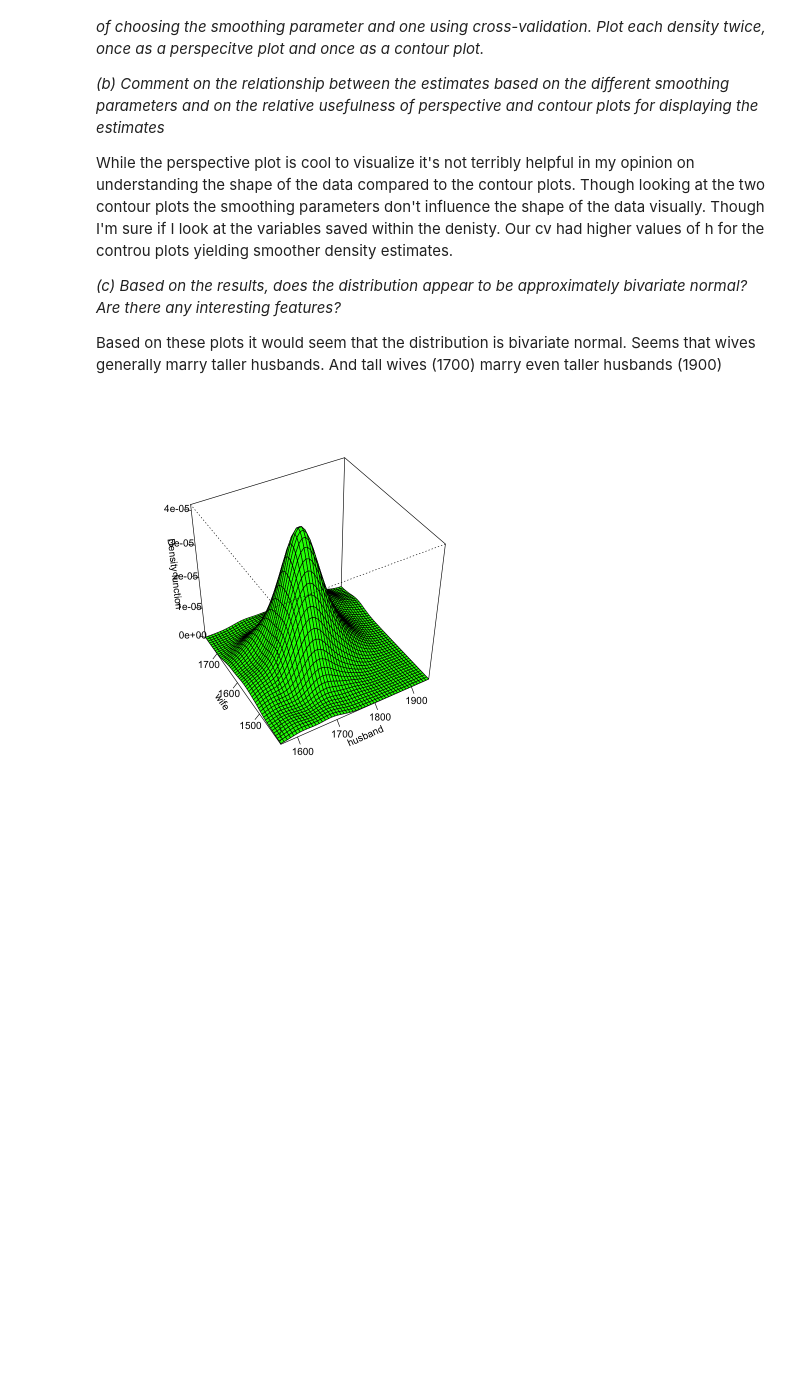
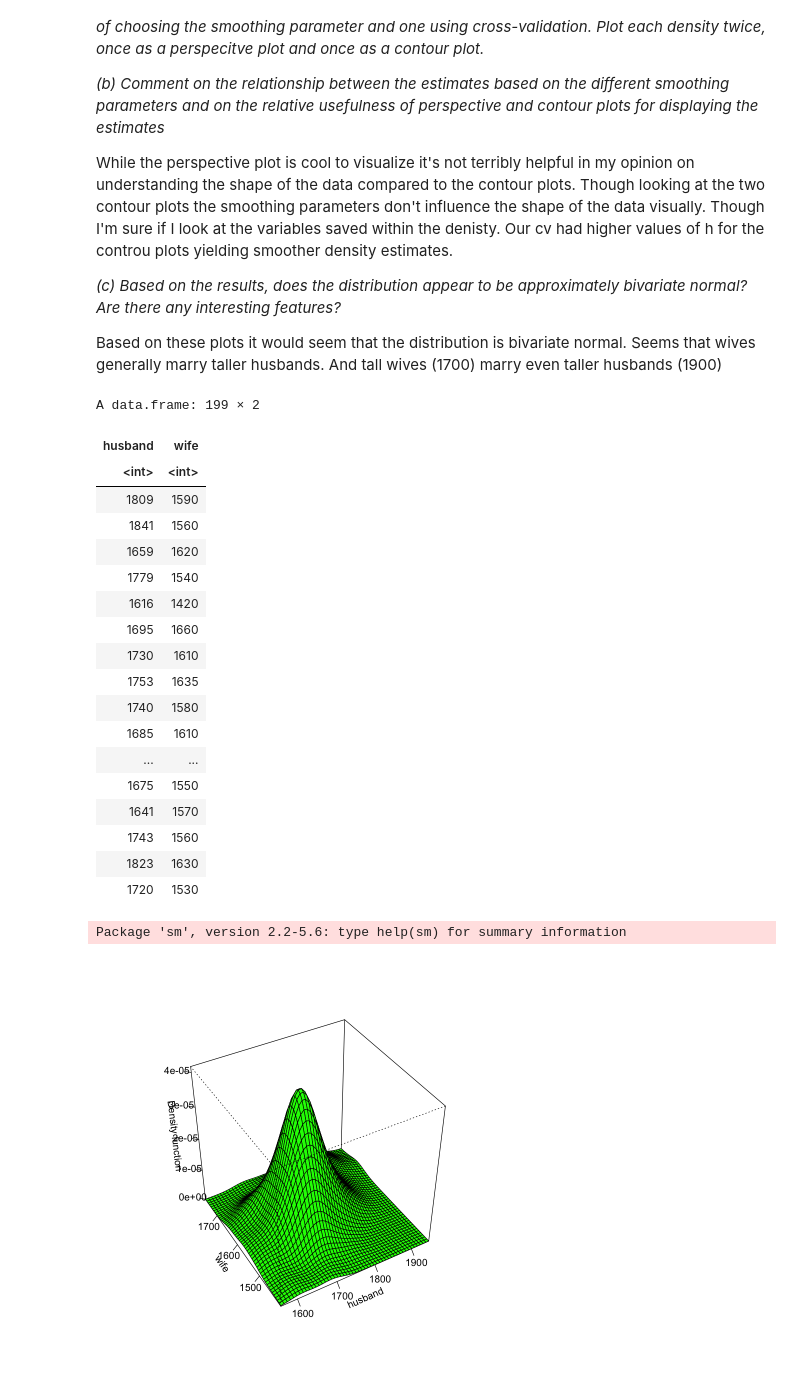
Before and after one commit to aporter1350/nonparametrics, a Jupyter notebook: code/Hw6.ipynb, the cells around one changed output. Drawn from its saved outputs; the diff is of its cells as text; code cells hidden in the pictures; blank space fills up the shorter version.

```diff
--- a/code/Hw6.ipynb
+++ b/code/Hw6.ipynb
@@ -85,4 +85,35 @@ While the perspective plot is cool to visualize it's not terribly helpful in my
 *(c) Based on the results, does the distribution appear to be approximately bivariate normal? Are there any interesting features?*
 
 Based on these plots it would seem that the distribution is bivariate normal. Seems that wives generally marry taller husbands. And tall wives (1700) marry even taller husbands (1900)
+# %%
+couples
+# %% [output]
+A data.frame: 199 × 2
+| husband | wife |
+| <int> | <int> |
+| 1809 | 1590 |
+| 1841 | 1560 |
+| 1659 | 1620 |
+| 1779 | 1540 |
+| 1616 | 1420 |
+| 1695 | 1660 |
+| 1730 | 1610 |
+| 1753 | 1635 |
+| 1740 | 1580 |
+| 1685 | 1610 |
+| ... | ... |
+| 1675 | 1550 |
+| 1641 | 1570 |
+| 1743 | 1560 |
+| 1823 | 1630 |
+| 1720 | 1530 |
+# %%
+library('sm')
+data_loc<-'/Users/Alexis/Documents/Spring2020/nonparametrics/data/couples.csv'
+#height in cm
+#data_loc<-'/Users/aporter1350/Documents/Courses/Spring2020/nonparametrics/data/couples.csv'
+couples<-read.csv(data_loc, header=FALSE)
+colnames(couples) <- c("husband", "wife")
+# %% [output]
+Package 'sm', version 2.2-5.6: type help(sm) for summary information
 # %%
```
Also changed, not shown: parts of 4 cells of this notebook, 7 other files.
